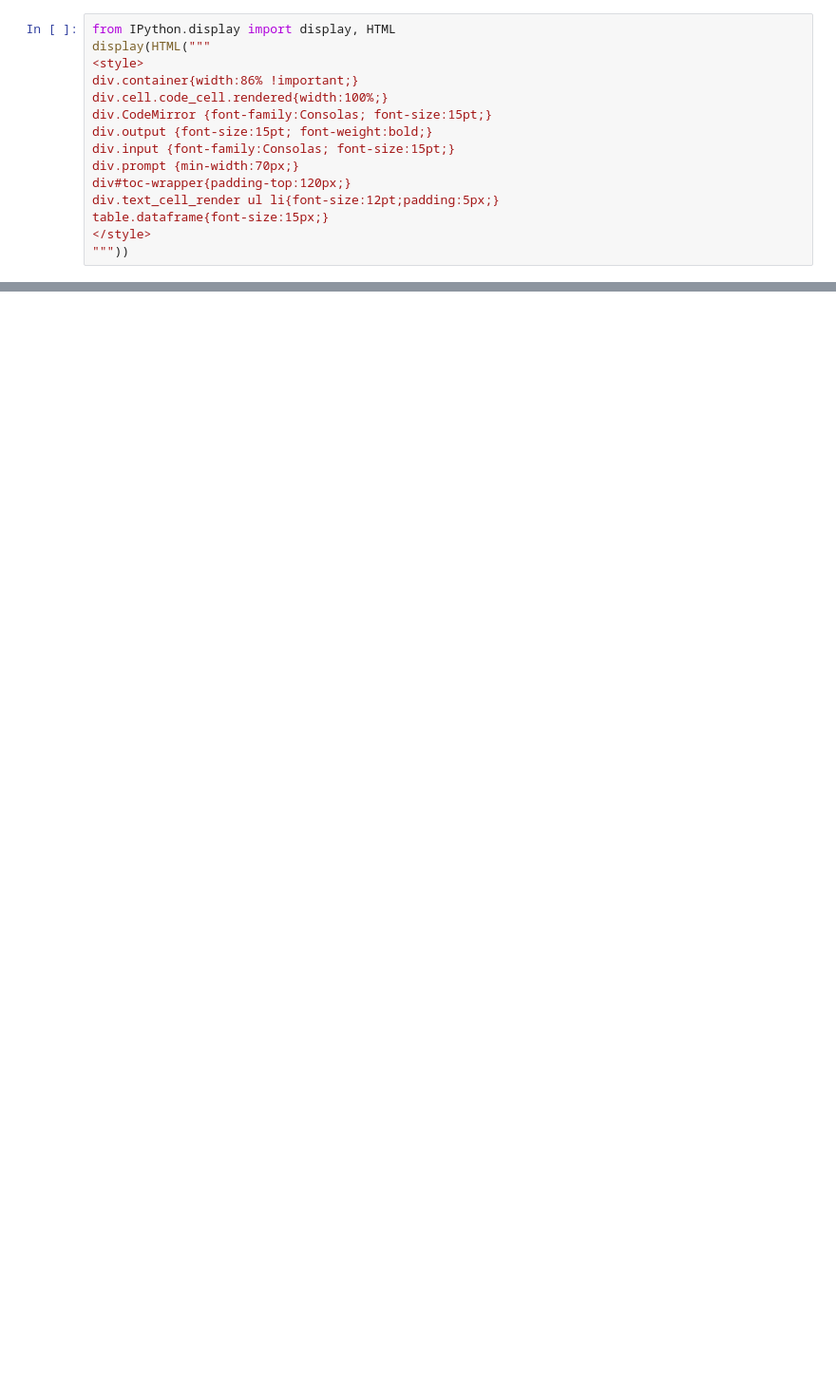
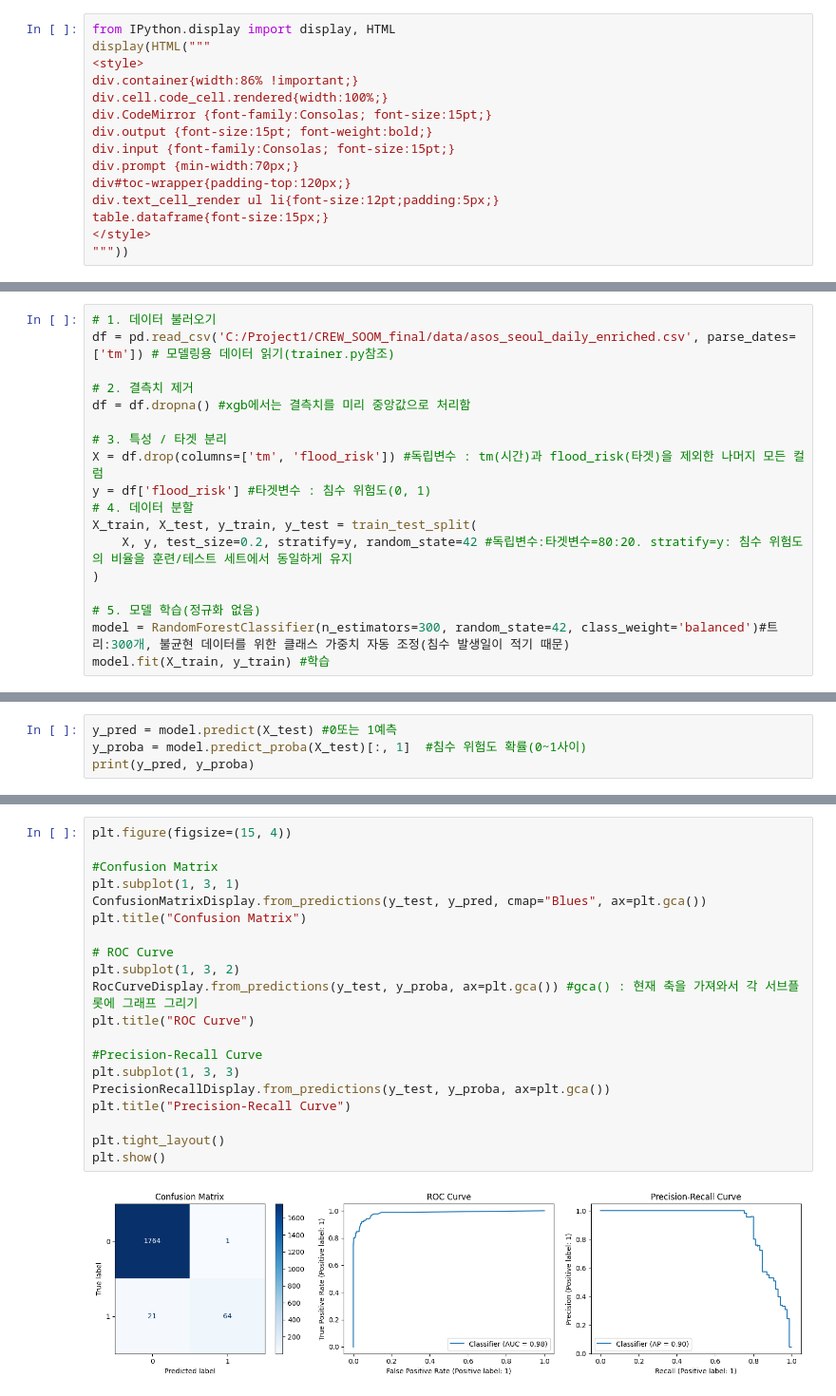
Before and after one commit to SeohuiJeong0420/ai_x, a Jupyter notebook: source/Project1/trainer_rf.ipynb, the cells around one changed output, grey strips where cells are left out. Shown: that part at 95% size. Saved outputs shown, nothing was run; the diff lists cells and outputs as text; blank space fills up the shorter version.

Commit message:
project

```diff
--- a/source/Project1/trainer_rf.ipynb
+++ b/source/Project1/trainer_rf.ipynb
@@ -15,0 +90,18 @@ table.dataframe{font-size:15px;}
+# %%
+# 1. 데이터 불러오기
+df = pd.read_csv('C:/Project1/CREW_SOOM_final/data/asos_seoul_daily_enriched.csv', parse_dates=['tm']) # 모델링용 데이터 읽기(trainer.py참조)
+
+# 2. 결측치 제거
+df = df.dropna() #xgb에서는 결측치를 미리 중앙값으로 처리함
+
+# 3. 특성 / 타겟 분리
+X = df.drop(columns=['tm', 'flood_risk']) #독립변수 : tm(시간)과 flood_risk(타겟)을 제외한 나머지 모든 컬럼
+y = df['flood_risk'] #타겟변수 : 침수 위험도(0, 1)
+# 4. 데이터 분할
+X_train, X_test, y_train, y_test = train_test_split(
+    X, y, test_size=0.2, stratify=y, random_state=42 #독립변수:타겟변수=80:20. stratify=y: 침수 위험도의 비율을 훈련/테스트 세트에서 동일하게 유지
+)
+
+# 5. 모델 학습(정규화 없음)
+model = RandomForestClassifier(n_estimators=300, random_state=42, class_weight='balanced')#트리:300개, 불균현 데이터를 위한 클래스 가중치 자동 조정(침수 발생일이 적기 때문)
+model.fit(X_train, y_train) #학습
@@ -15,0 +111,4 @@ table.dataframe{font-size:15px;}
+# %%
+y_pred = model.predict(X_test) #0또는 1예측
+y_proba = model.predict_proba(X_test)[:, 1]  #침수 위험도 확률(0~1사이)
+print(y_pred, y_proba)
@@ -15,0 +140,22 @@ table.dataframe{font-size:15px;}
+# %%
+plt.figure(figsize=(15, 4))
+
+#Confusion Matrix
+plt.subplot(1, 3, 1)
+ConfusionMatrixDisplay.from_predictions(y_test, y_pred, cmap="Blues", ax=plt.gca())
+plt.title("Confusion Matrix")
+
+# ROC Curve
+plt.subplot(1, 3, 2)
+RocCurveDisplay.from_predictions(y_test, y_proba, ax=plt.gca()) #gca() : 현재 축을 가져와서 각 서브플롯에 그래프 그리기
+plt.title("ROC Curve")
+
+#Precision-Recall Curve
+plt.subplot(1, 3, 3)
+PrecisionRecallDisplay.from_predictions(y_test, y_proba, ax=plt.gca())
+plt.title("Precision-Recall Curve")
+
+plt.tight_layout()
+plt.show()
+# %% [output]
+[figure, added]
```
Also changed, not shown: parts of 4 cells of this notebook, 3 other files.
